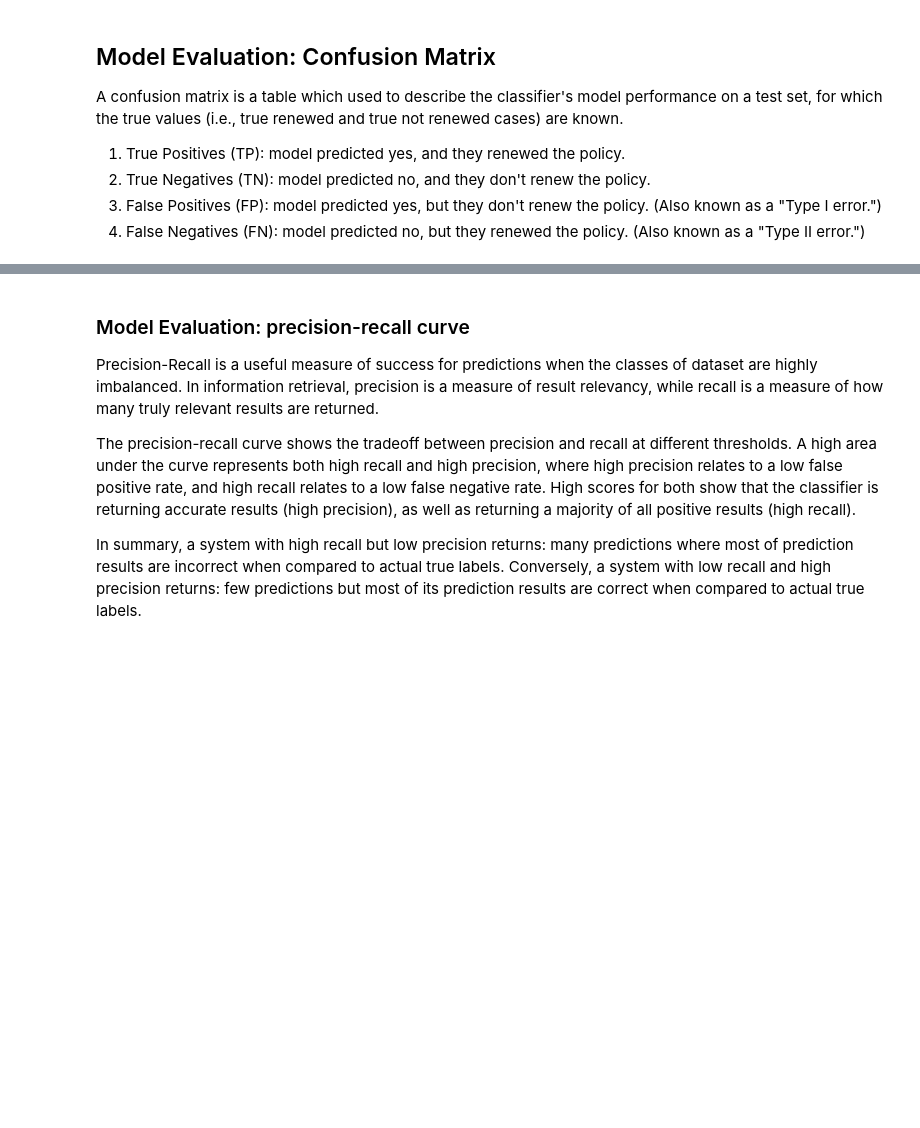
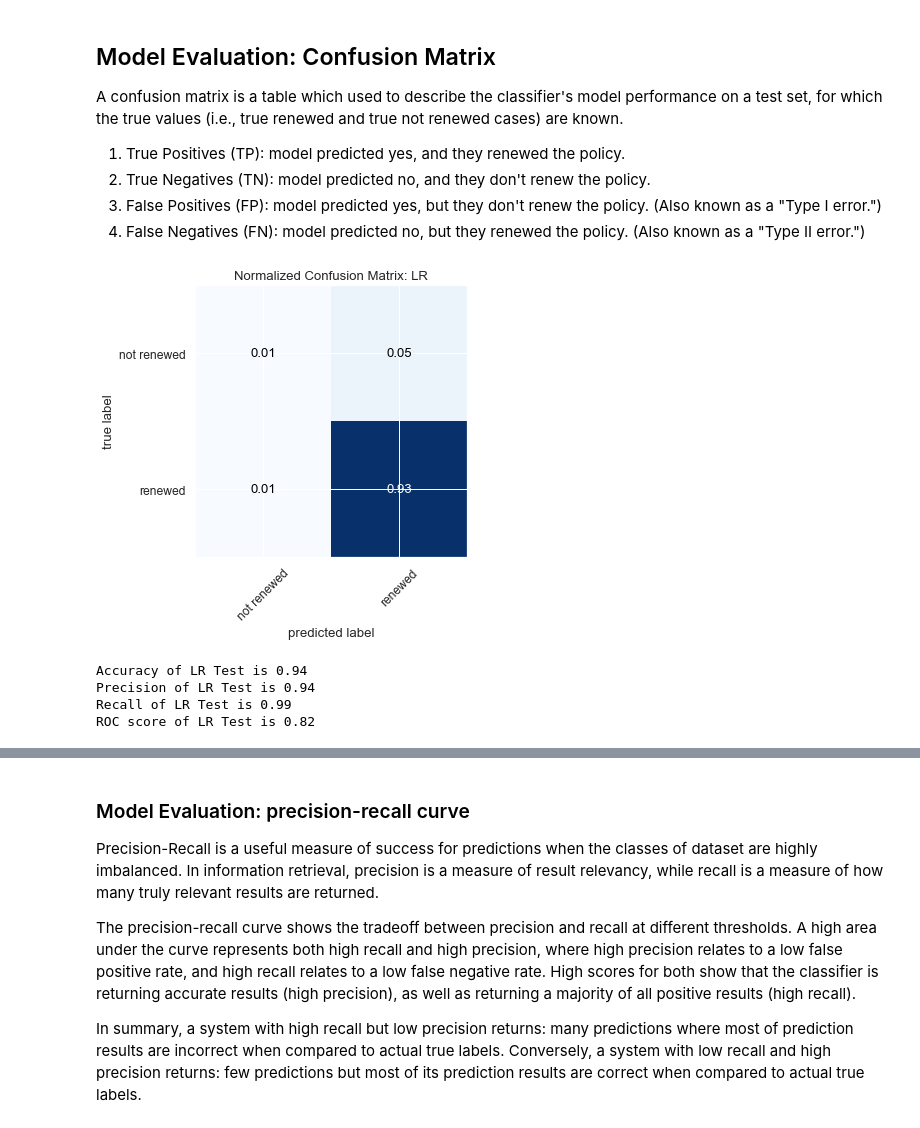
Before and after one commit to yoots88/portfolio, a Jupyter notebook: p4_insurance_policy/p4_insurance_policy.ipynb, the cells around one changed output, grey strips where cells are left out. Saved outputs shown, nothing was run; the diff lists cells and outputs as text; code cells hidden in the pictures; blank space fills up the shorter version.

```diff
--- a/p4_insurance_policy/p4_insurance_policy.ipynb
+++ b/p4_insurance_policy/p4_insurance_policy.ipynb
@@ -1502,16 +1348,22 @@ def rep_roc_auc_score(y_act, y_pred_prob, model_name):
 # %%
 # Plot confusion matrix on test set: Logistic Regression
 ###############################################################################
 cm_test_lr = skm.confusion_matrix(y_test, y_pred_test_lr)
-np.set_printoptions(precision=3)
+np.set_printoptions(precision=2)
 
 plot_confusion_matrix(cm_test_lr, class_labels)
 plt.title('Normalized Confusion Matrix: LR')
 plt.show()
 
 # Classification metrics on train set and test set: LogisticRegression
 rep_class_metrics(y_test, y_pred_test_lr, 'LR Test')
 rep_roc_auc_score(y_test, y_pred_prob_test_lr, 'LR Test')
+# %% [output]
+[figure, added]
+Accuracy of LR Test is 0.94
+Precision of LR Test is 0.94
+Recall of LR Test is 0.99
+ROC score of LR Test is 0.82
 # %%
 # Plot confusion matrix on test set: DecisionTree
 ###############################################################################
```
Also changed, not shown: parts of 15 cells of this notebook.
